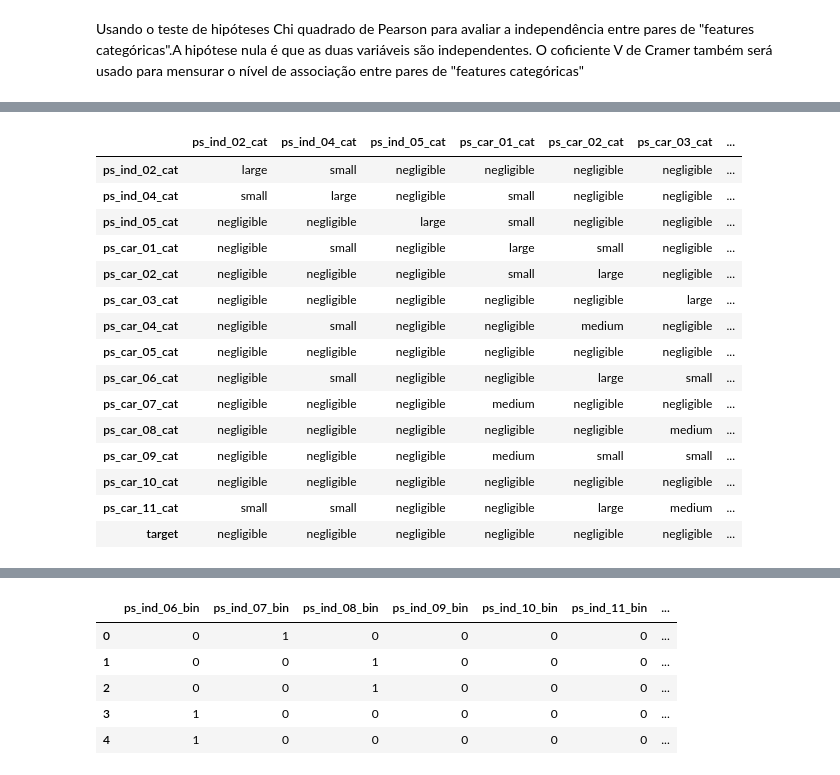
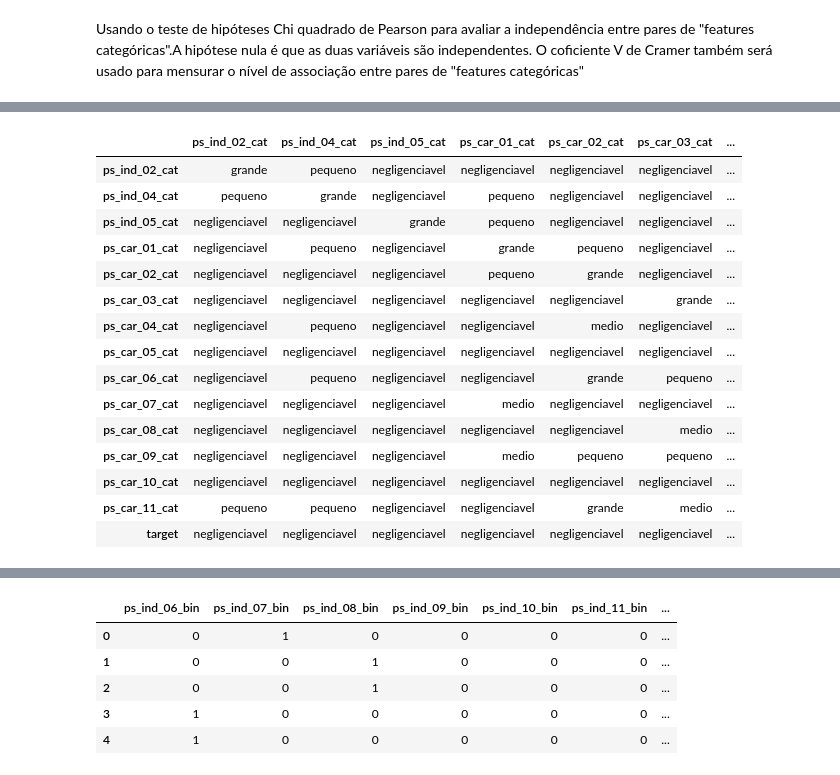
Before and after one commit to RodolfoPCruz/insurance-safe-driver-prediction, a Jupyter notebook: insurance_claim_prediction.ipynb, the cells around one changed output, grey strips where cells are left out. Saved outputs shown, nothing was run; the diff lists cells and outputs as text; code cells hidden in the pictures.

```diff
--- a/insurance_claim_prediction.ipynb
+++ b/insurance_claim_prediction.ipynb
@@ -472,24 +482,27 @@ sizes
 # %%
-#The results of the Cramer level of association (using the Cohen rules of thumb) are shown in
-#the data frame below:
+'''
+Existem diversas regras que já foram desenvolvidas para interpretar os coeficientes Cramer V. Uma delas é a
+desenvolvida por Cohen (1988). Os resultado para o nivel de associação Cramer baseado na regras de Cohen estão
+no dataframe abaixo.
+'''
 
 cm_cramers_association=create_cm_cramers_level(cm_cramers_categorical,cm_cramersdf_categorical)
 cm_cramers_association
 # %% [output]
 |  | ps_ind_02_cat | ps_ind_04_cat | ps_ind_05_cat | ps_car_01_cat | ps_car_02_cat | ps_car_03_cat | ... |
-| ps_ind_02_cat | large | small | negligible | negligible | negligible | negligible | ... |
-| ps_ind_04_cat | small | large | negligible | small | negligible | negligible | ... |
-| ps_ind_05_cat | negligible | negligible | large | small | negligible | negligible | ... |
-| ps_car_01_cat | negligible | small | negligible | large | small | negligible | ... |
-| ps_car_02_cat | negligible | negligible | negligible | small | large | negligible | ... |
-| ps_car_03_cat | negligible | negligible | negligible | negligible | negligible | large | ... |
-| ps_car_04_cat | negligible | small | negligible | negligible | medium | negligible | ... |
-| ps_car_05_cat | negligible | negligible | negligible | negligible | negligible | negligible | ... |
-| ps_car_06_cat | negligible | small | negligible | negligible | large | small | ... |
-| ps_car_07_cat | negligible | negligible | negligible | medium | negligible | negligible | ... |
-| ps_car_08_cat | negligible | negligible | negligible | negligible | negligible | medium | ... |
-| ps_car_09_cat | negligible | negligible | negligible | medium | small | small | ... |
-| ps_car_10_cat | negligible | negligible | negligible | negligible | negligible | negligible | ... |
-| ps_car_11_cat | small | small | negligible | negligible | large | medium | ... |
-| target | negligible | negligible | negligible | negligible | negligible | negligible | ... |
+| ps_ind_02_cat | grande | pequeno | negligenciavel | negligenciavel | negligenciavel | negligenciavel | ... |
+| ps_ind_04_cat | pequeno | grande | negligenciavel | pequeno | negligenciavel | negligenciavel | ... |
+| ps_ind_05_cat | negligenciavel | negligenciavel | grande | pequeno | negligenciavel | negligenciavel | ... |
+| ps_car_01_cat | negligenciavel | pequeno | negligenciavel | grande | pequeno | negligenciavel | ... |
+| ps_car_02_cat | negligenciavel | negligenciavel | negligenciavel | pequeno | grande | negligenciavel | ... |
+| ps_car_03_cat | negligenciavel | negligenciavel | negligenciavel | negligenciavel | negligenciavel | grande | ... |
+| ps_car_04_cat | negligenciavel | pequeno | negligenciavel | negligenciavel | medio | negligenciavel | ... |
+| ps_car_05_cat | negligenciavel | negligenciavel | negligenciavel | negligenciavel | negligenciavel | negligenciavel | ... |
+| ps_car_06_cat | negligenciavel | pequeno | negligenciavel | negligenciavel | grande | pequeno | ... |
+| ps_car_07_cat | negligenciavel | negligenciavel | negligenciavel | medio | negligenciavel | negligenciavel | ... |
+| ps_car_08_cat | negligenciavel | negligenciavel | negligenciavel | negligenciavel | negligenciavel | medio | ... |
+| ps_car_09_cat | negligenciavel | negligenciavel | negligenciavel | medio | pequeno | pequeno | ... |
+| ps_car_10_cat | negligenciavel | negligenciavel | negligenciavel | negligenciavel | negligenciavel | negligenciavel | ... |
+| ps_car_11_cat | pequeno | pequeno | negligenciavel | negligenciavel | grande | medio | ... |
+| target | negligenciavel | negligenciavel | negligenciavel | negligenciavel | negligenciavel | negligenciavel | ... |
 # %%
```
Also changed, not shown: parts of 91 cells of this notebook, 1 other file.
